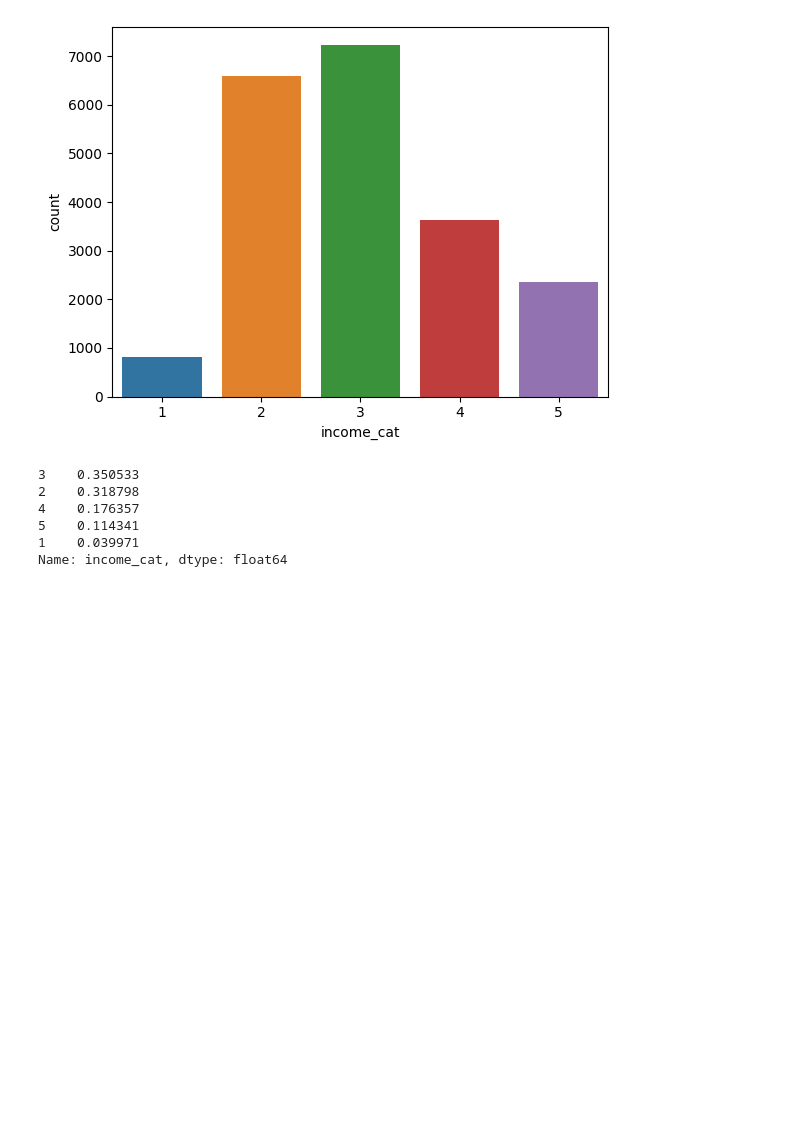
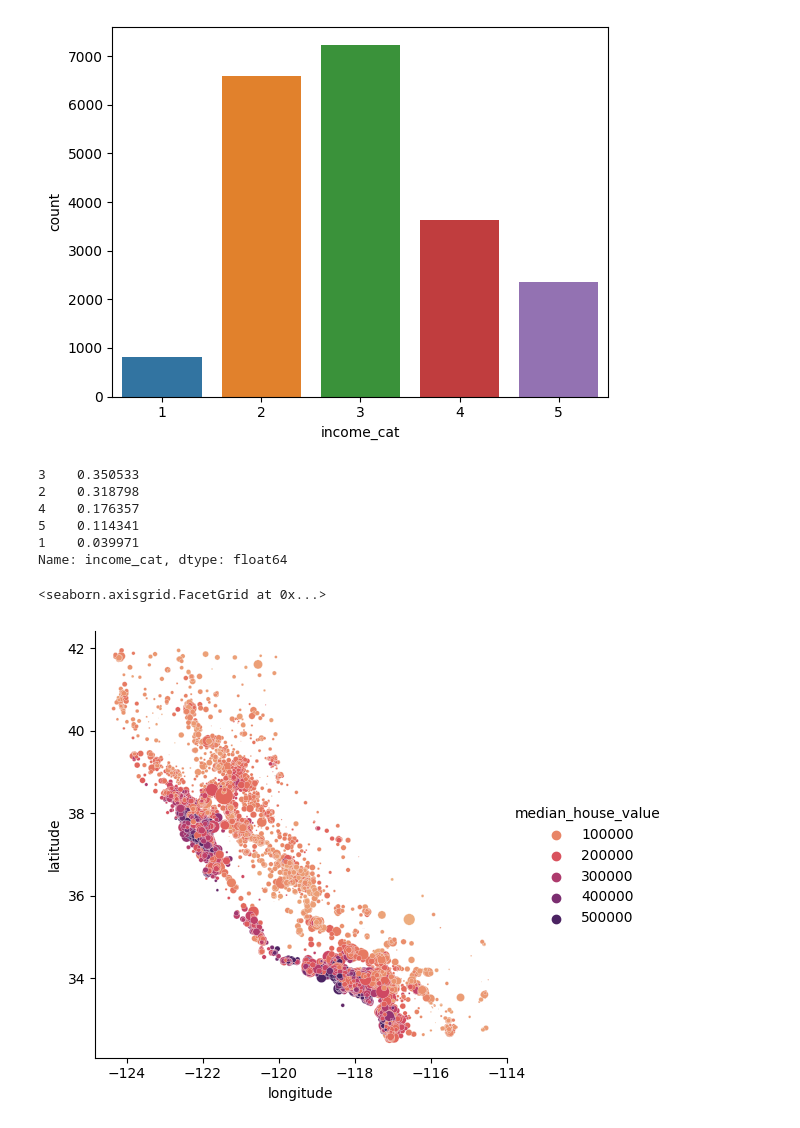
Before and after one commit to sanjay1618/-Hands-On-Machine-Learning-with-Scikit-Learn-Keras-and-TensorFlow, a Jupyter notebook: 2_Hands_on_MachineLearning_book.ipynb, the cells around one changed output. Saved outputs shown, nothing was run; the diff lists cells and outputs as text; code cells hidden in the pictures; blank space fills up the shorter version.

```diff
--- a/2_Hands_on_MachineLearning_book.ipynb
+++ b/2_Hands_on_MachineLearning_book.ipynb
@@ -155,3 +155,8 @@ Name: income_cat, dtype: float64
 housing_strat_copy = strat_train_1.copy()
 # %%
 # Since the dataset is having lattitues and longitudes, we can create a scatterplot to visualize the districts
+
+sns.relplot(data = strat_train_1, kind = "scatter", x = "longitude", y = "latitude", s = strat_train_1['population'] / 100, hue = "median_house_value", palette = "flare")
+# %% [output]
+<seaborn.axisgrid.FacetGrid at 0x...>
+[figure, added]
```
